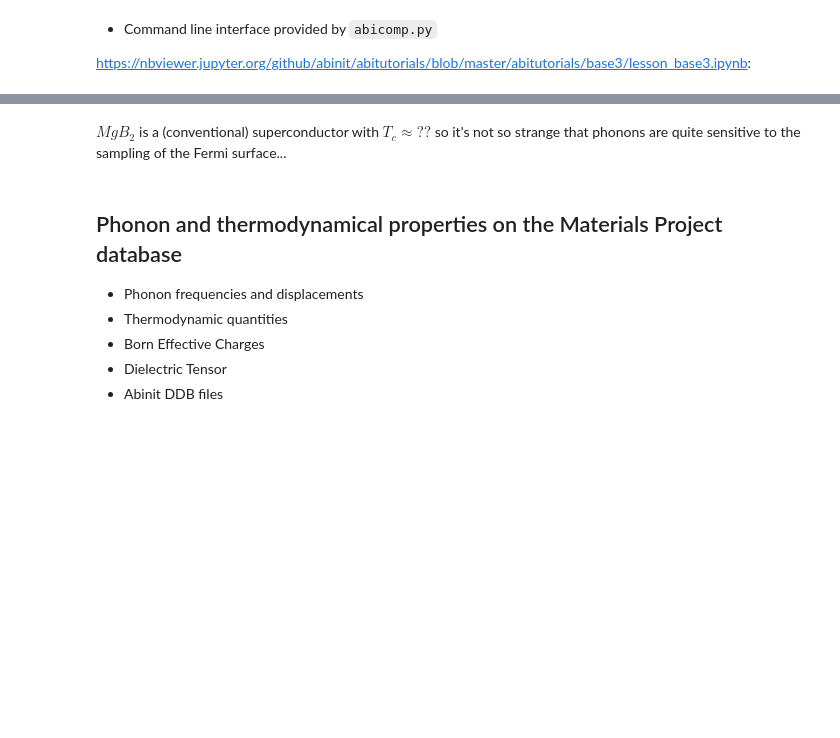
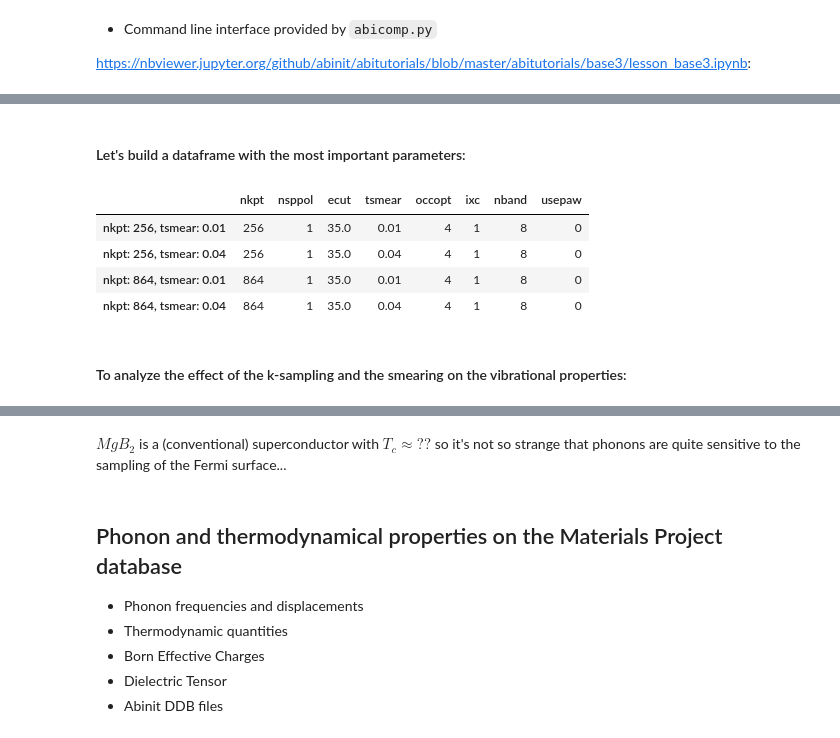
Before and after one commit to gmatteo/abipy_slides_aps_boston_2019, a Jupyter notebook: index.ipynb, the cells around one changed output, grey strips where cells are left out. Saved outputs shown, nothing was run; the diff lists cells and outputs as text; code cells hidden in the pictures; blank space fills up the shorter version.

```diff
--- a/index.ipynb
+++ b/index.ipynb
@@ -563,24 +759,20 @@ Let's use the DDBRobot to compute multiple phonon band structures from the DDB f
 # %%
-import os
 paths = [
-    #"mgb2_444k_0.01tsmear_DDB",
-    #"mgb2_444k_0.02tsmear_DDB",
-    #"mgb2_444k_0.04tsmear_DDB",
     "mgb2_888k_0.01tsmear_DDB",
-    #"mgb2_888k_0.02tsmear_DDB",
     "mgb2_888k_0.04tsmear_DDB",
     "mgb2_121212k_0.01tsmear_DDB",
-    #"mgb2_121212k_0.02tsmear_DDB",
     "mgb2_121212k_0.04tsmear_DDB",
 ]
 
-paths = [os.path.join(abidata.dirpath, "refs", "mgb2_phonons_nkpt_tsmear", f) for f in paths]
+paths = [os.path.join(abidata.dirpath, "refs", "mgb2_phonons_nkpt_tsmear", f)
+         for f in paths]
 
 robot = abilab.DdbRobot()
 for i, path in enumerate(paths):
     robot.add_file(path, path)
 
-robot.remap_labels(lambda ddb: "nkpt: %s, tsmear: %.2f" % (ddb.header["nkpt"], ddb.header["tsmear"]))
+# Define function to change labels:
+func = lambda ddb: "nkpt: %s, tsmear: %.2f" % (
+    ddb.header["nkpt"], ddb.header["tsmear"])
 
-# Invoke anaddb
-r = robot.anaget_phonon_plotters(nqsmall=2)
+robot.remap_labels(func);
@@ -591,0 +779,15 @@ r.phbands_plotter.gridplot_with_hue("tsmear", with_dos=True);
+# %% [markdown]
+<!-- We are usually interested in the convergence behavior with respect to one or two parameters of
+the calculations.-->
+
+#### Let's build a dataframe with the most important parameters:
+# %%
+robot.get_params_dataframe()
+# %% [output]
+|  | nkpt | nsppol | ecut | tsmear | occopt | ixc | nband | usepaw |
+| nkpt: 256, tsmear: 0.01 | 256 | 1 | 35.0 | 0.01 | 4 | 1 | 8 | 0 |
+| nkpt: 256, tsmear: 0.04 | 256 | 1 | 35.0 | 0.04 | 4 | 1 | 8 | 0 |
+| nkpt: 864, tsmear: 0.01 | 864 | 1 | 35.0 | 0.01 | 4 | 1 | 8 | 0 |
+| nkpt: 864, tsmear: 0.04 | 864 | 1 | 35.0 | 0.04 | 4 | 1 | 8 | 0 |
+# %% [markdown]
+#### To analyze the effect of the k-sampling and the smearing on the vibrational properties:
```
Also changed, not shown: parts of 165 cells of this notebook, 6 other files.
